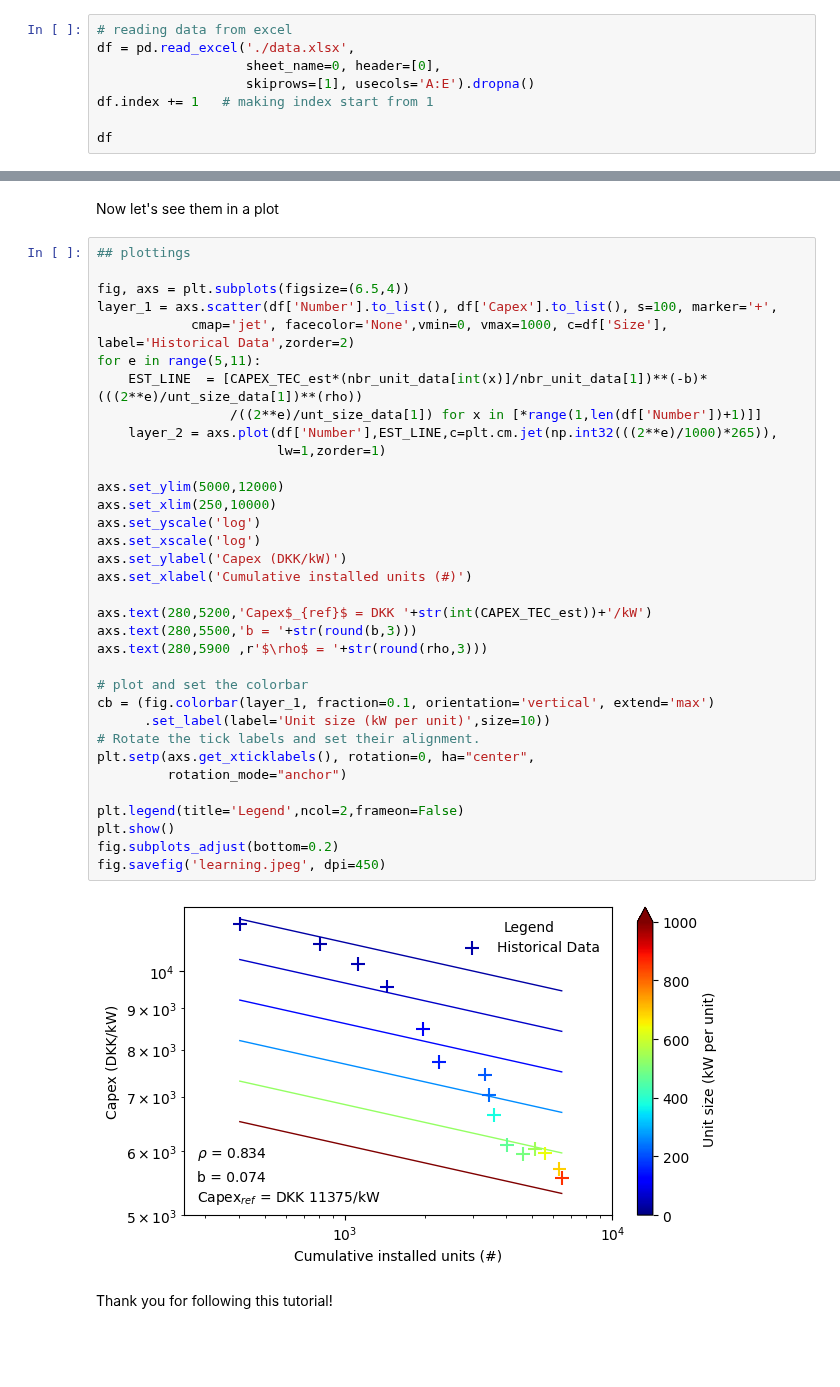
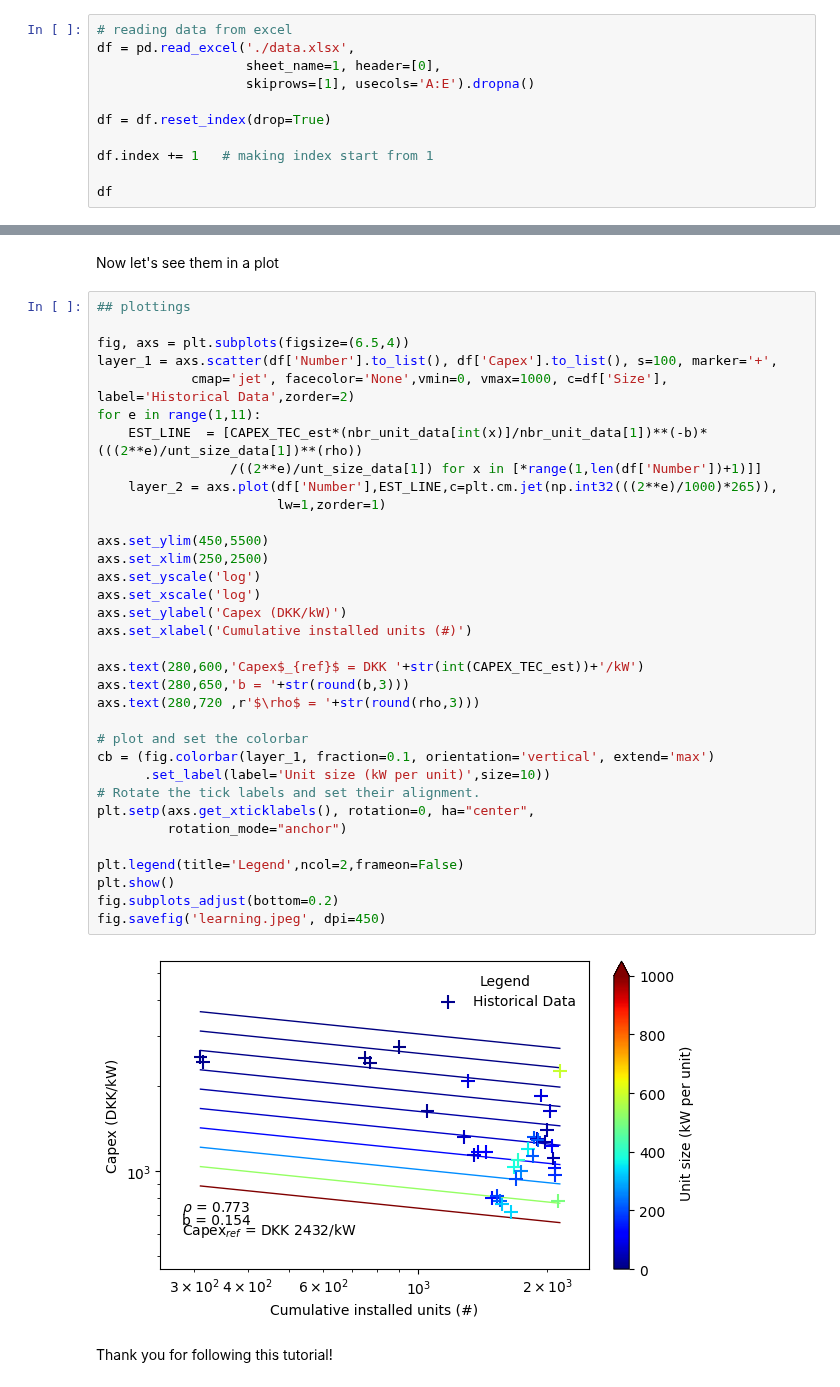
Before and after one commit to ywpratama/message_ix, a Jupyter notebook: tutorial/technology_learning_parameters/Learning and Economies-of-scale Parameters Estimation.ipynb, the cells around one changed output, grey strips where cells are left out. Cells and saved outputs as stored; diff of their text form; blank space fills up the shorter version.

```diff
--- a/tutorial/technology_learning_parameters/Learning and Economies-of-scale Parameters Estimation.ipynb
+++ b/tutorial/technology_learning_parameters/Learning and Economies-of-scale Parameters Estimation.ipynb
@@ -18,8 +18,11 @@ The second step is reading the input data to estimate the parameters. In this ap
 # %%
 # reading data from excel
 df = pd.read_excel('./data.xlsx',
-                   sheet_name=0, header=[0],
+                   sheet_name=1, header=[0],
                    skiprows=[1], usecols='A:E').dropna()
+
+df = df.reset_index(drop=True)
+
 df.index += 1   # making index start from 1
 
 df
@@ -171,38 +175,38 @@ Now let's see them in a plot
 # %%
 ## plottings
 
 fig, axs = plt.subplots(figsize=(6.5,4))
 layer_1 = axs.scatter(df['Number'].to_list(), df['Capex'].to_list(), s=100, marker='+',
             cmap='jet', facecolor='None',vmin=0, vmax=1000, c=df['Size'], label='Historical Data',zorder=2)
-for e in range(5,11):
+for e in range(1,11):
     EST_LINE  = [CAPEX_TEC_est*(nbr_unit_data[int(x)]/nbr_unit_data[1])**(-b)*(((2**e)/unt_size_data[1])**(rho))
                  /((2**e)/unt_size_data[1]) for x in [*range(1,len(df['Number'])+1)]]
     layer_2 = axs.plot(df['Number'],EST_LINE,c=plt.cm.jet(np.int32(((2**e)/1000)*265)),
                        lw=1,zorder=1)
 
-axs.set_ylim(5000,12000)
-axs.set_xlim(250,10000)
+axs.set_ylim(450,5500)
+axs.set_xlim(250,2500)
 axs.set_yscale('log')
 axs.set_xscale('log')
 axs.set_ylabel('Capex (DKK/kW)')
 axs.set_xlabel('Cumulative installed units (#)')
 
-axs.text(280,5200,'Capex$_{ref}$ = DKK '+str(int(CAPEX_TEC_est))+'/kW')
-axs.text(280,5500,'b = '+str(round(b,3)))
-axs.text(280,5900 ,r'$\rho$ = '+str(round(rho,3)))
+axs.text(280,600,'Capex$_{ref}$ = DKK '+str(int(CAPEX_TEC_est))+'/kW')
+axs.text(280,650,'b = '+str(round(b,3)))
+axs.text(280,720 ,r'$\rho$ = '+str(round(rho,3)))
 
 # plot and set the colorbar
 cb = (fig.colorbar(layer_1, fraction=0.1, orientation='vertical', extend='max')
       .set_label(label='Unit size (kW per unit)',size=10))
 # Rotate the tick labels and set their alignment.
 plt.setp(axs.get_xticklabels(), rotation=0, ha="center",
          rotation_mode="anchor")
 
 plt.legend(title='Legend',ncol=2,frameon=False)
 plt.show()
 fig.subplots_adjust(bottom=0.2)
 fig.savefig('learning.jpeg', dpi=450)
 # %% [output]
-[figure, old version]
+[figure, new version]
 # %% [markdown]
 Thank you for following this tutorial!
```
Also changed, not shown: parts of 3 cells of this notebook, 2 other files.
